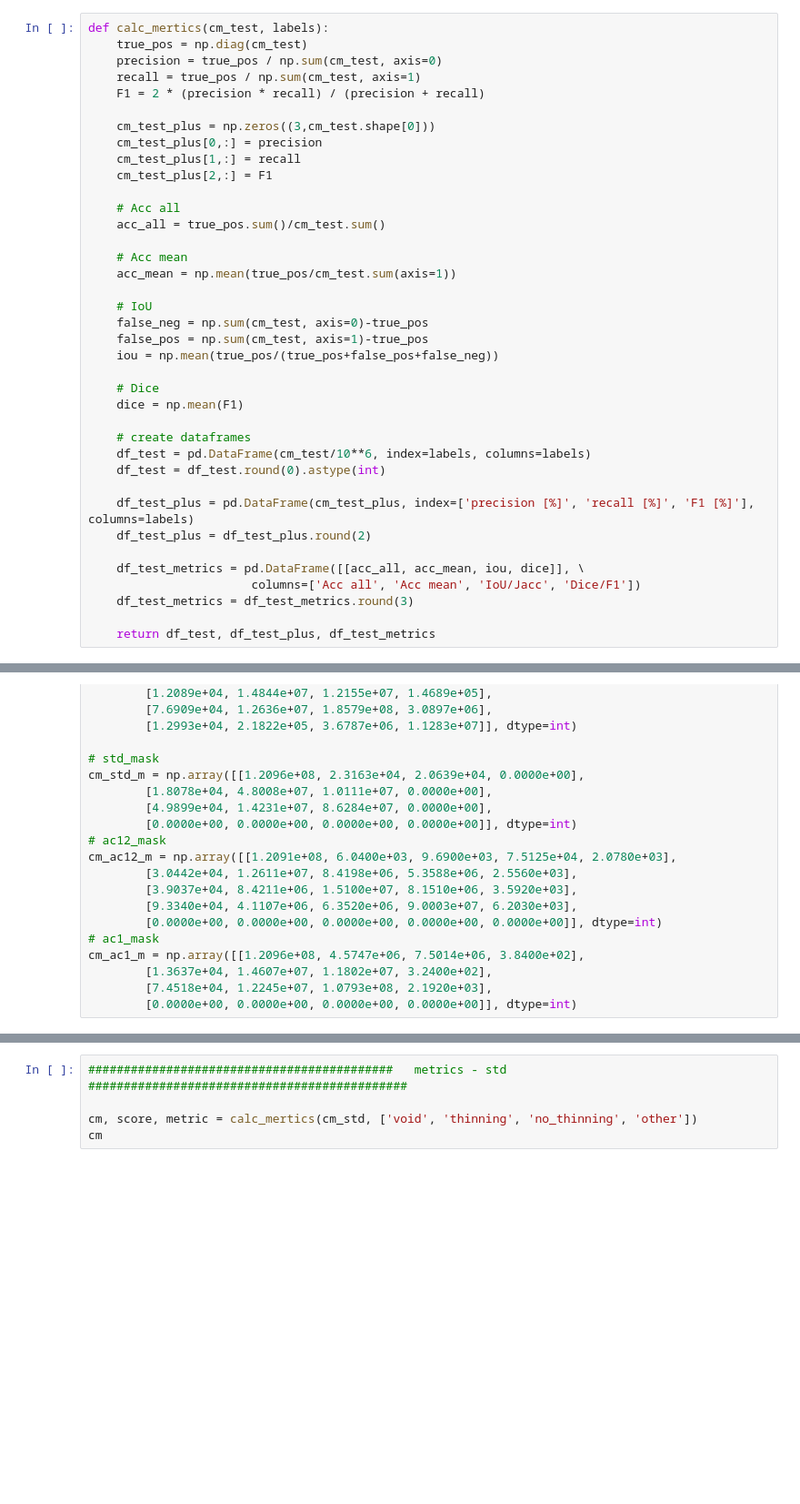
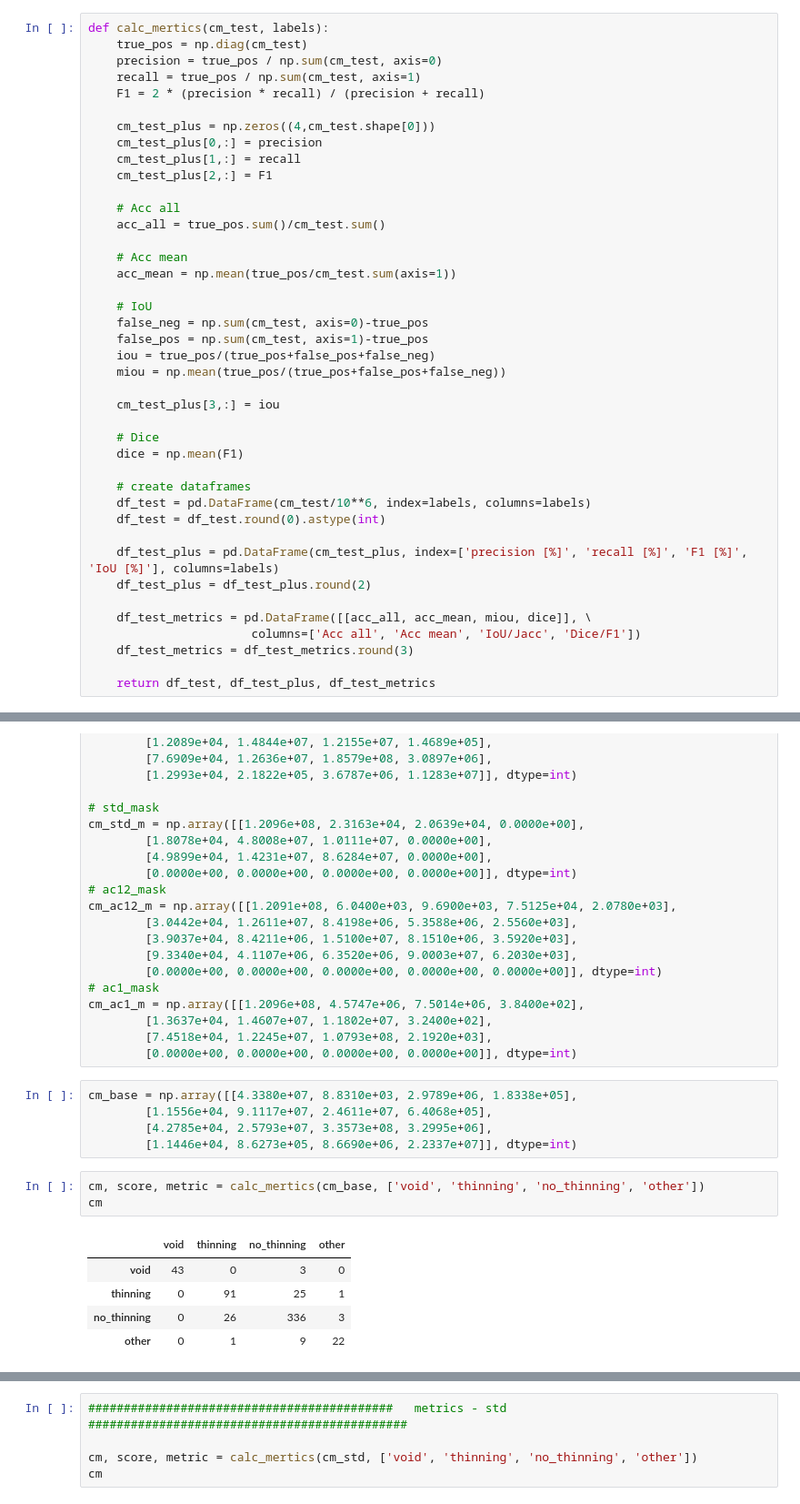
Before and after one commit to satlawa/edin_results, a Jupyter notebook: edin_results.ipynb, the cells around one changed output, grey strips where cells are left out. Shown at 91% size. Saved outputs shown, nothing was run; the diff lists cells and outputs as text; blank space fills up the shorter version.

```diff
--- a/edin_results.ipynb
+++ b/edin_results.ipynb
@@ -324,7 +324,7 @@ def calc_mertics(cm_test, labels):
     recall = true_pos / np.sum(cm_test, axis=1)
     F1 = 2 * (precision * recall) / (precision + recall)
 
-    cm_test_plus = np.zeros((3,cm_test.shape[0]))
+    cm_test_plus = np.zeros((4,cm_test.shape[0]))
     cm_test_plus[0,:] = precision
     cm_test_plus[1,:] = recall
     cm_test_plus[2,:] = F1
@@ -338,7 +338,10 @@ def calc_mertics(cm_test, labels):
     # IoU
     false_neg = np.sum(cm_test, axis=0)-true_pos
     false_pos = np.sum(cm_test, axis=1)-true_pos
-    iou = np.mean(true_pos/(true_pos+false_pos+false_neg))
+    iou = true_pos/(true_pos+false_pos+false_neg)
+    miou = np.mean(true_pos/(true_pos+false_pos+false_neg))
+
+    cm_test_plus[3,:] = iou
 
     # Dice
     dice = np.mean(F1)
@@ -347,10 +350,10 @@ def calc_mertics(cm_test, labels):
     df_test = pd.DataFrame(cm_test/10**6, index=labels, columns=labels)
     df_test = df_test.round(0).astype(int)
 
-    df_test_plus = pd.DataFrame(cm_test_plus, index=['precision [%]', 'recall [%]', 'F1 [%]'], columns=labels)
+    df_test_plus = pd.DataFrame(cm_test_plus, index=['precision [%]', 'recall [%]', 'F1 [%]', 'IoU [%]'], columns=labels)
     df_test_plus = df_test_plus.round(2)
 
-    df_test_metrics = pd.DataFrame([[acc_all, acc_mean, iou, dice]], \
+    df_test_metrics = pd.DataFrame([[acc_all, acc_mean, miou, dice]], \
                        columns=['Acc all', 'Acc mean', 'IoU/Jacc', 'Dice/F1'])
     df_test_metrics = df_test_metrics.round(3)
 
@@ -456,3 +459,17 @@ cm_ac1_m = np.array([[1.2096e+08, 4.5747e+06, 7.5014e+06, 3.8400e+02],
         [1.3637e+04, 1.4607e+07, 1.1802e+07, 3.2400e+02],
         [7.4518e+04, 1.2245e+07, 1.0793e+08, 2.1920e+03],
         [0.0000e+00, 0.0000e+00, 0.0000e+00, 0.0000e+00]], dtype=int)
+# %%
+cm_base = np.array([[4.3380e+07, 8.8310e+03, 2.9789e+06, 1.8338e+05],
+        [1.1556e+04, 9.1117e+07, 2.4611e+07, 6.4068e+05],
+        [4.2785e+04, 2.5793e+07, 3.3573e+08, 3.2995e+06],
+        [1.1446e+04, 8.6273e+05, 8.6690e+06, 2.2337e+07]], dtype=int)
+# %%
+cm, score, metric = calc_mertics(cm_base, ['void', 'thinning', 'no_thinning', 'other'])
+cm
+# %% [output]
+|  | void | thinning | no_thinning | other |
+| void | 43 | 0 | 3 | 0 |
+| thinning | 0 | 91 | 25 | 1 |
+| no_thinning | 0 | 26 | 336 | 3 |
+| other | 0 | 1 | 9 | 22 |
```
Also changed, not shown: parts of 4 cells of this notebook.
